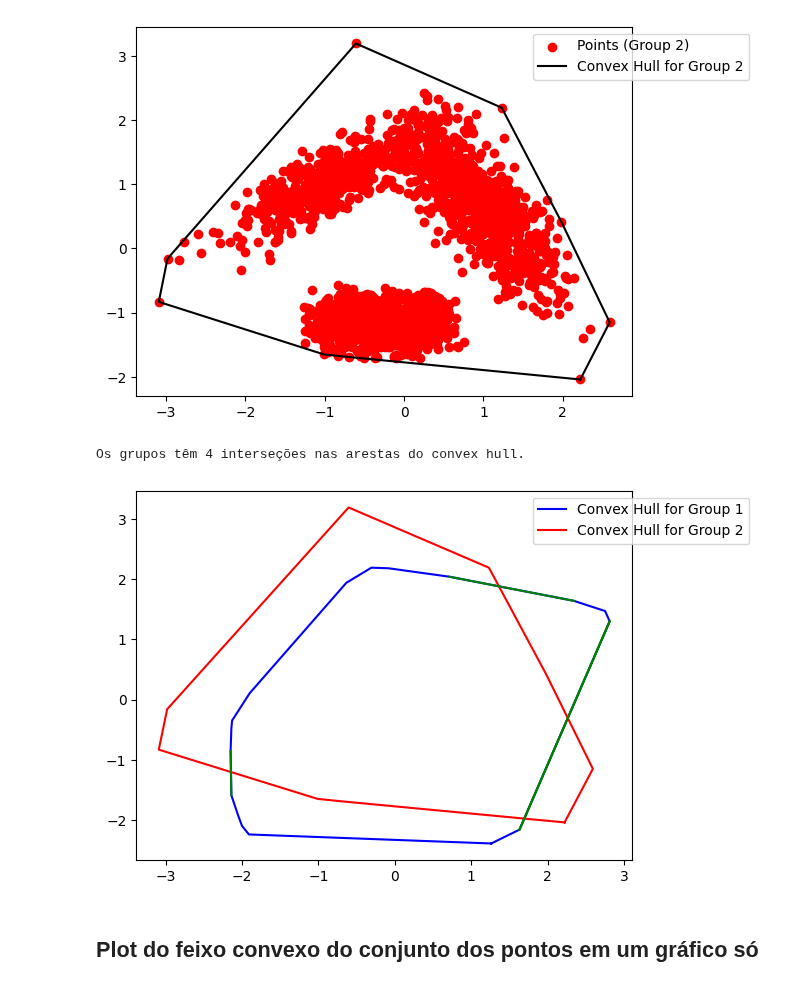
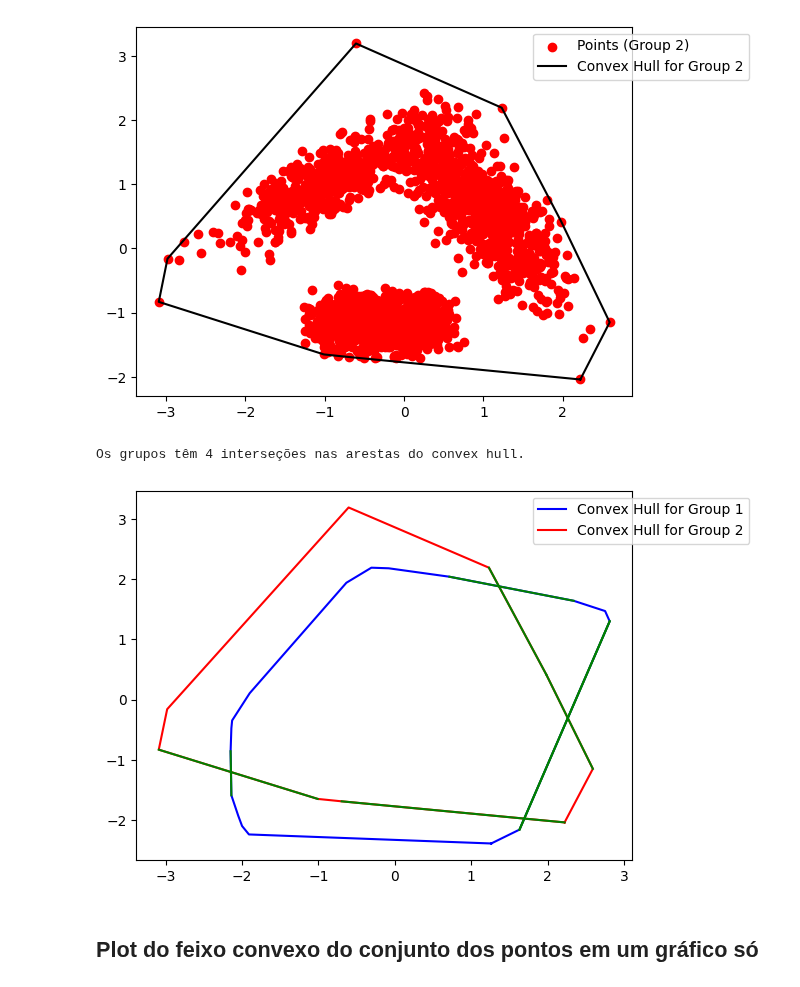
Before and after one commit to LeoOMaia/ALG-2, a Jupyter notebook: trabson.ipynb, the cells around one changed output. Saved outputs shown, nothing was run; the diff lists cells and outputs as text; code cells hidden in the pictures.

```diff
--- a/trabson.ipynb
+++ b/trabson.ipynb
@@ -137,37 +137,40 @@ def do_segments_intersect(p1, q1, p2, q2):
         return True
 
     return False
 
 # Verificar a interseção entre as arestas do convex hull dos grupos
 intersects = False
 number_of_intersections = 0
 intersection_segments = []
 
 convex1_hull.append(convex1_hull[0])
 convex2_hull.append(convex2_hull[0])
 
 for i in range(len(convex1_hull) - 1):
     for j in range(len(convex2_hull) - 1):
         if do_segments_intersect(convex1_hull[i], convex1_hull[i + 1], convex2_hull[j], convex2_hull[j + 1]):
             intersects = True
             intersection_segments.append((convex1_hull[i], convex1_hull[i + 1], convex2_hull[j], convex2_hull[j + 1]))
             number_of_intersections += 1
 
 if intersects:
     print(f"Os grupos têm {number_of_intersections} interseções nas arestas do convex hull.")
     plt.plot(group1_x, group1_y, color='b', label='Convex Hull for Group 1')
     plt.plot(group2_x, group2_y, color='r', label='Convex Hull for Group 2')
     for inter_segment in intersection_segments:
-        x_coords = [inter_segment[0].x, inter_segment[1].x]
-        y_coords = [inter_segment[0].y, inter_segment[1].y]
-        plt.plot(x_coords, y_coords, color='green')
+        x_coords1 = [inter_segment[0].x, inter_segment[1].x]
+        y_coords1 = [inter_segment[0].y, inter_segment[1].y]
+        x_coords2 = [inter_segment[2].x, inter_segment[3].x]
+        y_coords2 = [inter_segment[2].y, inter_segment[3].y]
+        plt.plot(x_coords2, y_coords2, color='green')
+        plt.plot(x_coords1, y_coords1, color='green')
     plt.legend(loc='upper right', bbox_to_anchor=(1.25, 1))
     plt.show()
 else:
     print("Os grupos não têm interseções nas arestas do convex hull.")
 # %% [output]
 Os grupos têm 4 interseções nas arestas do convex hull.
-[figure, old version]
+[figure, new version]
 # %% [markdown]
 ## Plot do feixo convexo do conjunto dos pontos em um gráfico só
 # %%
```
